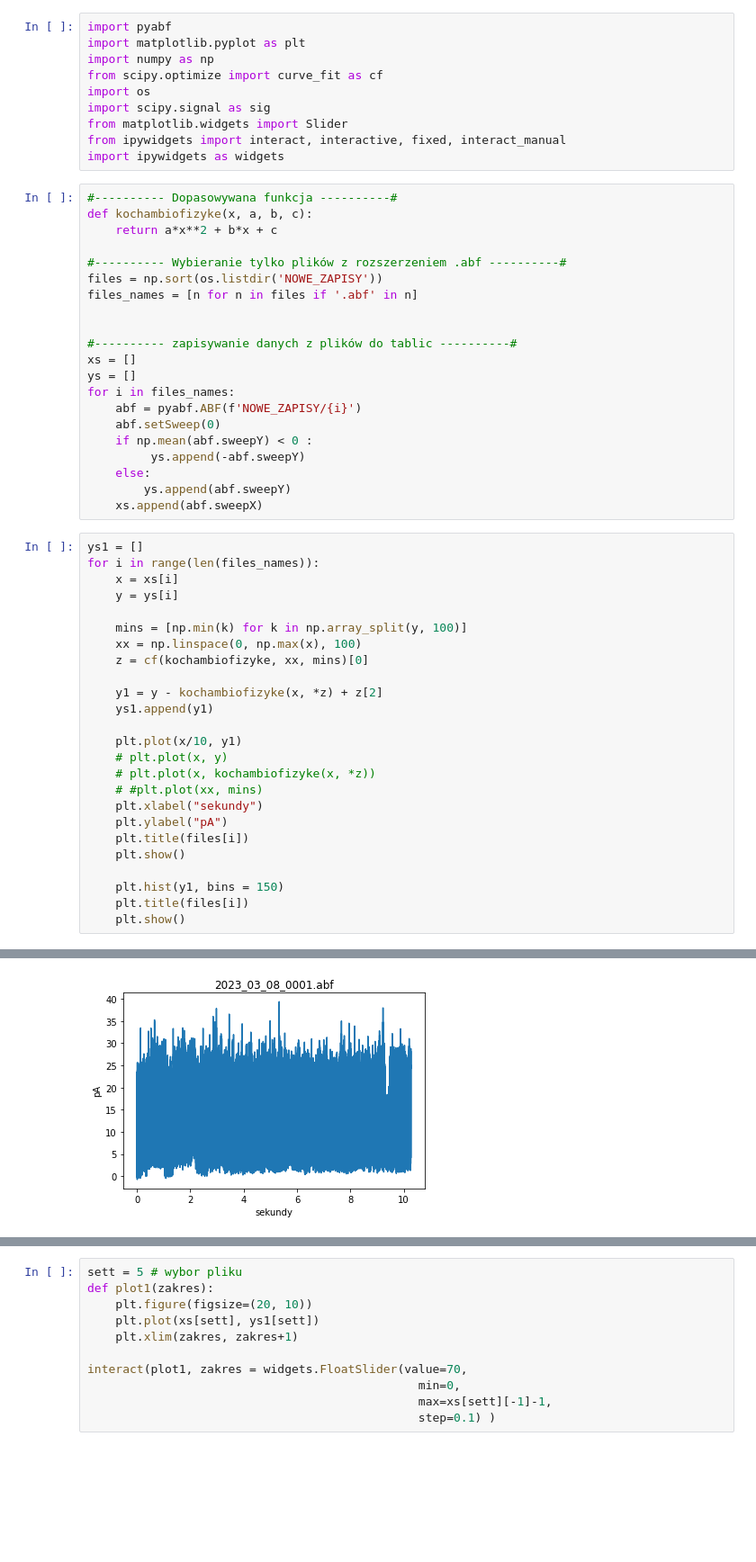
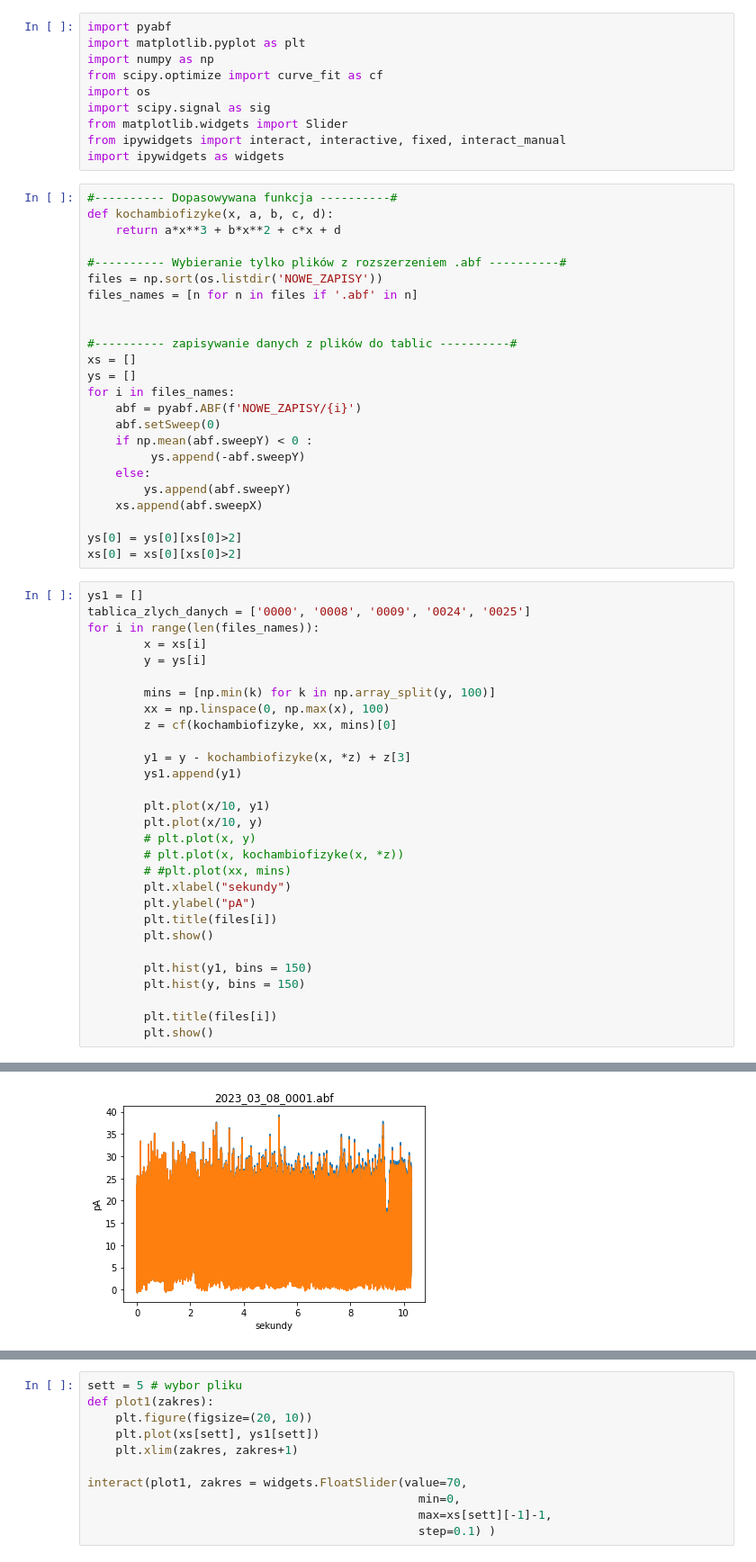
Before and after one commit to bilije/beka-z-potasu, a Jupyter notebook: projekt_nowe_dane.ipynb, the cells around one changed output, grey strips where cells are left out. Shown at 90% size. Saved outputs shown, nothing was run; the diff lists cells and outputs as text; blank space fills up the shorter version.

```diff
--- a/projekt_nowe_dane.ipynb
+++ b/projekt_nowe_dane.ipynb
@@ -10,8 +10,8 @@ from ipywidgets import interact, interactive, fixed, interact_manual
 import ipywidgets as widgets
 # %%
 #---------- Dopasowywana funkcja ----------#
-def kochambiofizyke(x, a, b, c):
-    return a*x**2 + b*x + c
+def kochambiofizyke(x, a, b, c, d):
+    return a*x**3 + b*x**2 + c*x + d
 
 #---------- Wybieranie tylko plików z rozszerzeniem .abf ----------#
 files = np.sort(os.listdir('NOWE_ZAPISY'))
@@ -29,29 +29,36 @@ for i in files_names:
     else:
         ys.append(abf.sweepY)
     xs.append(abf.sweepX)
+
+ys[0] = ys[0][xs[0]>2]
+xs[0] = xs[0][xs[0]>2]
 # %%
 ys1 = []
+tablica_zlych_danych = ['0000', '0008', '0009', '0024', '0025']
 for i in range(len(files_names)):
-    x = xs[i]
-    y = ys[i]
+        x = xs[i]
+        y = ys[i]
 
-    mins = [np.min(k) for k in np.array_split(y, 100)]
-    xx = np.linspace(0, np.max(x), 100)
-    z = cf(kochambiofizyke, xx, mins)[0]
+        mins = [np.min(k) for k in np.array_split(y, 100)]
+        xx = np.linspace(0, np.max(x), 100)
+        z = cf(kochambiofizyke, xx, mins)[0]
 
-    y1 = y - kochambiofizyke(x, *z) + z[2]
-    ys1.append(y1)
+        y1 = y - kochambiofizyke(x, *z) + z[3]
+        ys1.append(y1)
 
-    plt.plot(x/10, y1)
-    # plt.plot(x, y)
-    # plt.plot(x, kochambiofizyke(x, *z))
-    # #plt.plot(xx, mins)
-    plt.xlabel("sekundy")
-    plt.ylabel("pA")
-    plt.title(files[i])
-    plt.show()
+        plt.plot(x/10, y1)
+        plt.plot(x/10, y)
+        # plt.plot(x, y)
+        # plt.plot(x, kochambiofizyke(x, *z))
+        # #plt.plot(xx, mins)
+        plt.xlabel("sekundy")
+        plt.ylabel("pA")
+        plt.title(files[i])
+        plt.show()
 
-    plt.hist(y1, bins = 150)
-    plt.title(files[i])
-    plt.show()
+        plt.hist(y1, bins = 150)
+        plt.hist(y, bins = 150)
+
+        plt.title(files[i])
+        plt.show()
 # %% [output]
@@ -60 +67 @@ for i in range(len(files_names)):
-[figure, old version]
+[figure, new version]
```
Also changed, not shown: parts of 1 cell of this notebook.
